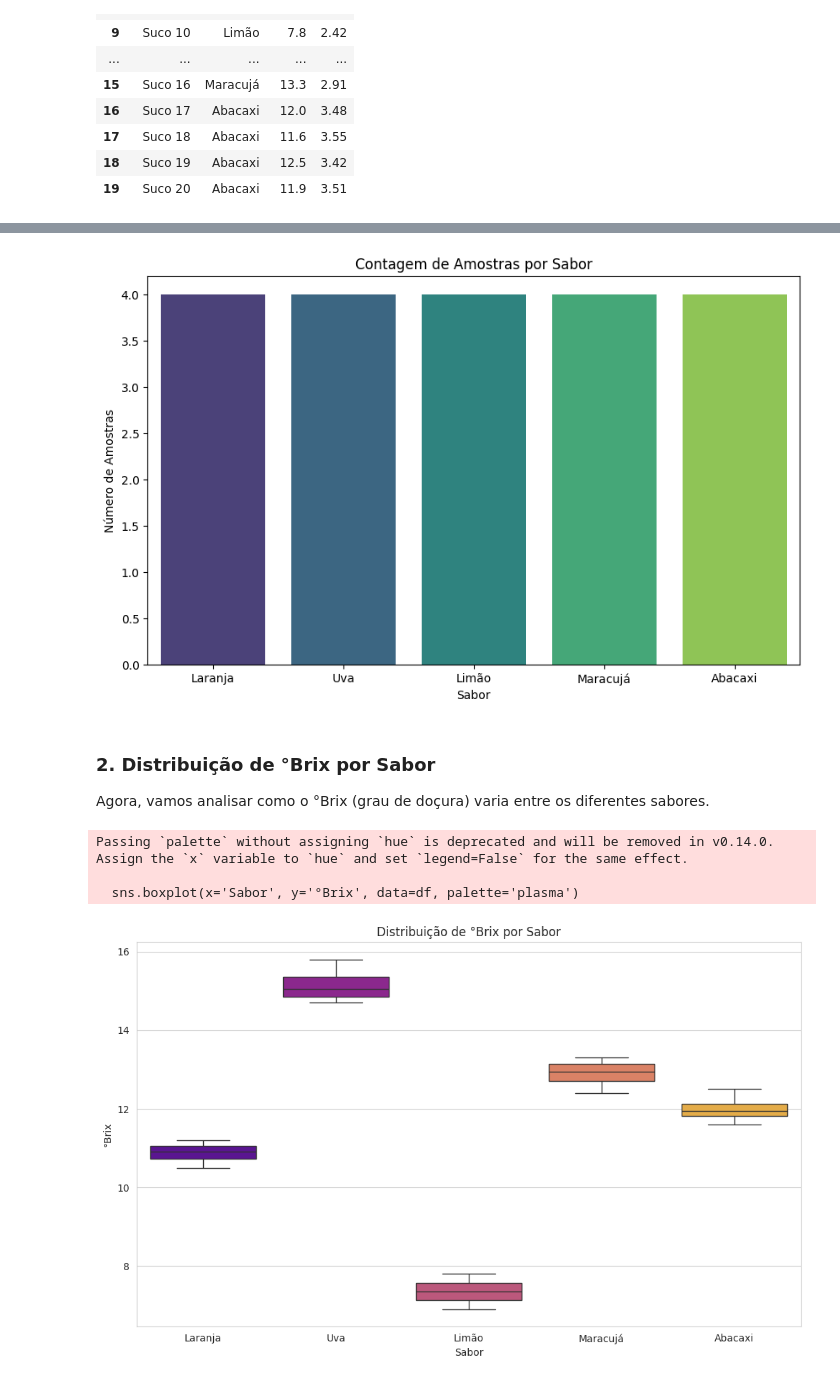
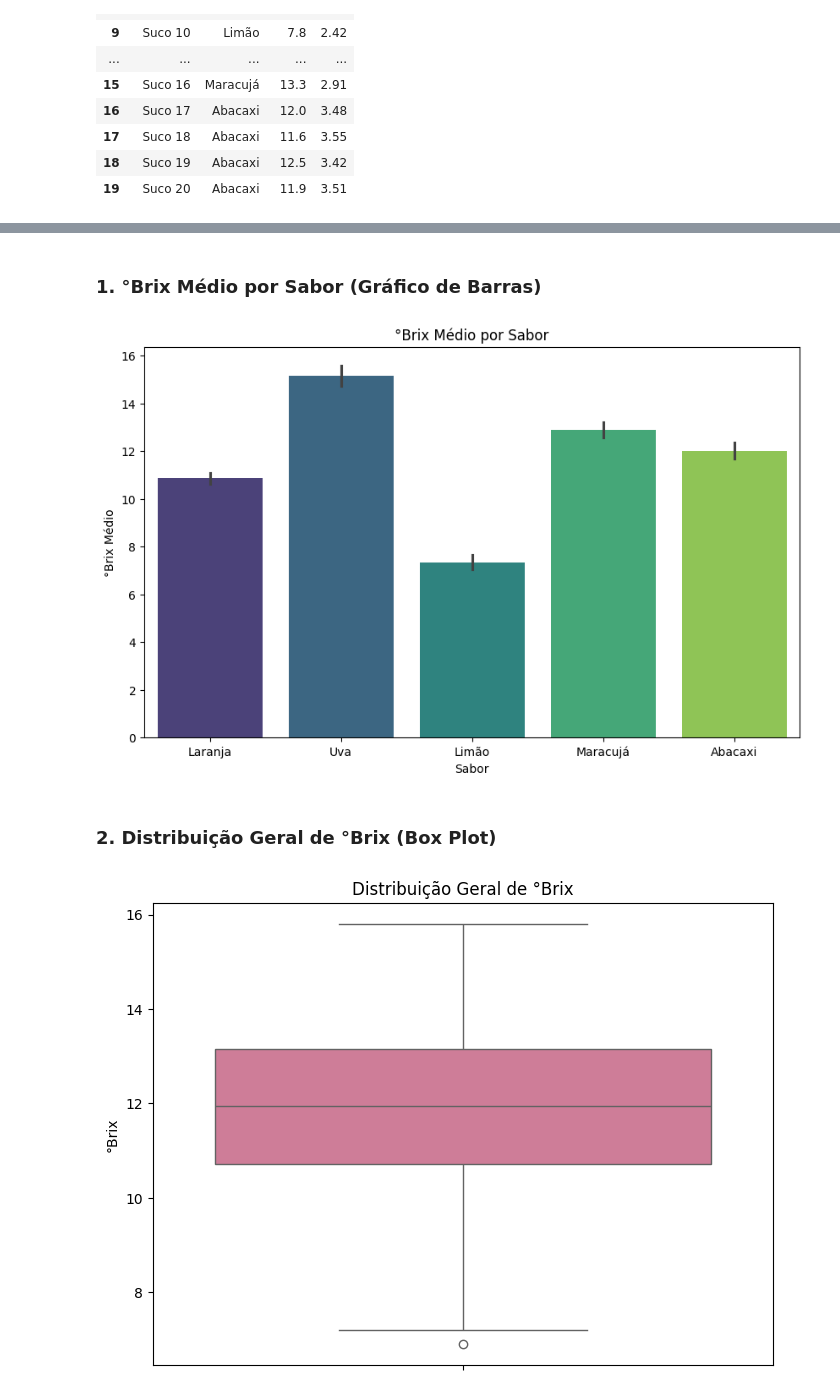
Before and after one commit to KawanaGaneo/teste-muito-fera, a Jupyter notebook: semana02.ipynb, the cells around one changed output, grey strips where cells are left out. Saved outputs shown, nothing was run; the diff lists cells and outputs as text; code cells hidden in the pictures.

```diff
--- a/semana02.ipynb
+++ b/semana02.ipynb
@@ -27,6 +31,3 @@ df
 # %%
 import matplotlib.pyplot as plt
 import seaborn as sns
-
-# Configurar o estilo dos gráficos
-sns.set_style('whitegrid')
@@ -37,31 +34,21 @@ Vamos começar visualizando a distribuição dos diferentes sabores presentes no
+# %% [markdown]
+### 1. °Brix Médio por Sabor (Gráfico de Barras)
 # %%
-import pandas as pd
-import matplotlib.pyplot as plt
-import seaborn as sns
-
-df = pd.read_excel('semana02.xlsx')
-
 plt.figure(figsize=(10, 6))
-sns.countplot(x='Sabor', data=df, palette='viridis', hue='Sabor', legend=False)
-plt.title('Contagem de Amostras por Sabor')
+sns.barplot(x='Sabor', y='°Brix', data=df, estimator=lambda x: x.mean(), palette='viridis', hue='Sabor', legend=False)
+plt.title('°Brix Médio por Sabor')
 plt.xlabel('Sabor')
-plt.ylabel('Número de Amostras')
+plt.ylabel('°Brix Médio')
 plt.show()
 # %% [output]
-[figure, old version]
+[figure, new version]
-# %% [markdown]
-### 2. Distribuição de °Brix por Sabor
-
-Agora, vamos analisar como o °Brix (grau de doçura) varia entre os diferentes sabores.
+# %% [markdown]
+### 2. Distribuição Geral de °Brix (Box Plot)
 # %%
-plt.figure(figsize=(12, 7))
-sns.boxplot(x='Sabor', y='°Brix', data=df, palette='plasma')
-plt.title('Distribuição de °Brix por Sabor')
-plt.xlabel('Sabor')
+plt.figure(figsize=(8, 6))
+sns.boxplot(y='°Brix', data=df, color='palevioletred')
+plt.title('Distribuição Geral de °Brix')
 plt.ylabel('°Brix')
 plt.show()
 # %% [output]
-Passing `palette` without assigning `hue` is deprecated and will be removed in v0.14.0. Assign the `x` variable to `hue` and set `legend=False` for the same effect.
-
-  sns.boxplot(x='Sabor', y='°Brix', data=df, palette='plasma')
-[figure, old version]
+[figure, new version]
```
Also changed, not shown: parts of 11 cells of this notebook.
